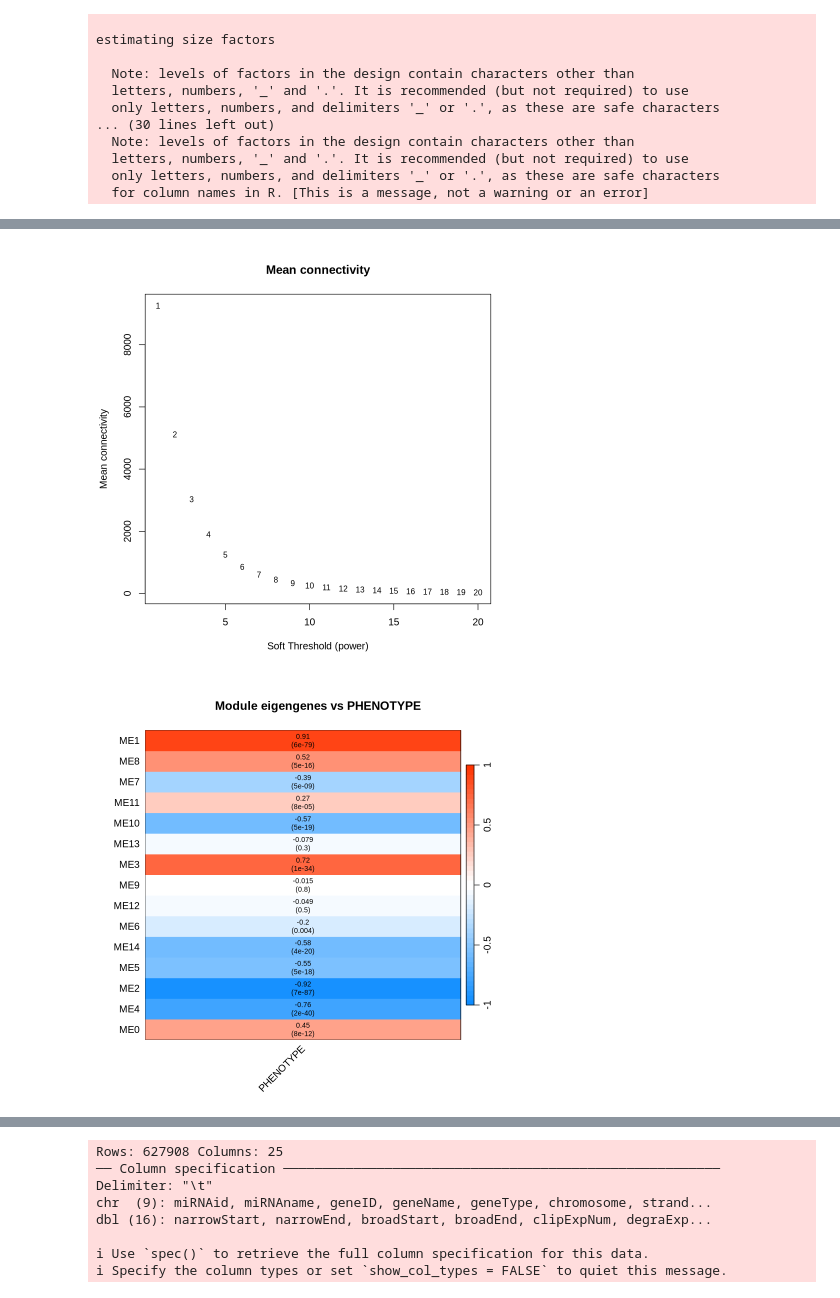
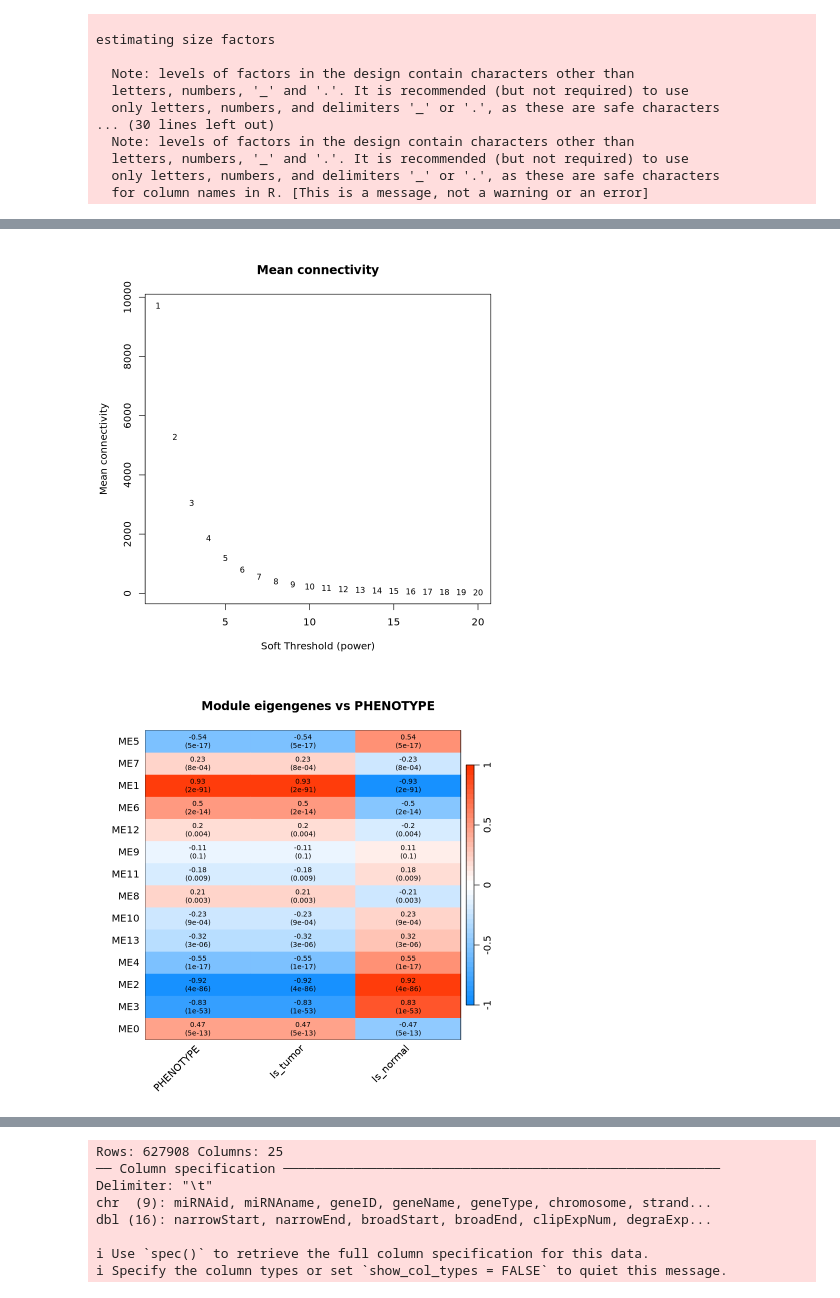
Before and after one commit to sbustamante21/crc_weighted_network, a Jupyter notebook: taiwanese_constructions.ipynb, the cells around one changed output, grey strips where cells are left out. Saved outputs shown, nothing was run; the diff lists cells and outputs as text; code cells hidden in the pictures.

```diff
--- a/taiwanese_constructions.ipynb
+++ b/taiwanese_constructions.ipynb
@@ -188,5 +171,5 @@ ggplot(pca_df_mirna, aes(PC1, PC2,
 # %%
-rna_network_dir <- "../rna_pooled_tmm"
+rna_network_dir <- "../rna_pooled"
 # %%
 # Load the pre-computed WGCNA modules of RNA pooled
 sft <- readRDS(paste(rna_network_dir, "/softThreshold_sft.rds", sep=""))
@@ -210,7 +193,7 @@ plot(powers, meanK,
      type="n", main="Mean connectivity")
 text(powers, meanK, labels=powers, cex=0.8)
 # %% [output]
-[figure, old version]
+[figure, new version]
 # %%
 # Load
 MEs    <- readRDS(paste(rna_network_dir, "/MEs.rds", sep=""))
@@ -236,37 +219,41 @@ if (is.numeric(trait_pheno$PHENOTYPE)) {
     stop(paste0(
       "PHENOTYPE must have exactly 2 levels for this heatmap. Found: ",
       paste(sort(lev), collapse = ", ")
     ))
   }
   # Map alphabetically: first level -> 0, second -> 1 (change if you want Tumor=1)
-  lev <- sort(lev)
-  trait_pheno$PHENOTYPE <- ifelse(as.character(trait_pheno$PHENOTYPE) == lev[2], 1, 0)
+  lev <- sort(lev) # tumor must be 1 and normal must be 0
+  trait_pheno$PHENOTYPE <- ifelse(as.character(trait_pheno$PHENOTYPE) == lev[2], 1, 0) # THIS IF FOR TUMOR=1, NORMAL=0
 }
+
+# add new columns: Is_tumor and Is_normal
+trait_pheno$Is_tumor <- ifelse(trait_pheno$PHENOTYPE == 1, 1, 0)
+trait_pheno$Is_normal <- ifelse(trait_pheno$PHENOTYPE == 1, 0, 1)
 
 # Correlations + p-values
 MEtraitCor    <- cor(MEs, trait_pheno, use = "p")
 MEtraitPvalue <- corPvalueStudent(MEtraitCor, nSamples = nrow(MEs))
 
 # Text matrix
 textMatrix <- paste0(signif(MEtraitCor, 2), "\n(", signif(MEtraitPvalue, 1), ")")
 dim(textMatrix) <- dim(MEtraitCor)
 
 # Plot
 labeledHeatmap(
   Matrix = MEtraitCor,
-  xLabels = "PHENOTYPE",
+  xLabels = c("PHENOTYPE", "Is_tumor", "Is_normal"),
   yLabels = colnames(MEs),
   ySymbols = colnames(MEs),
   colorLabels = FALSE,
   colors = blueWhiteRed(50),
   textMatrix = textMatrix,
   setStdMargins = FALSE,
   cex.text = 0.7,
   zlim = c(-1, 1),
   main = "Module eigengenes vs PHENOTYPE"
 )
 # %% [output]
-[figure, old version]
+[figure, new version]
 # %%
 # print heatmap as only values
 rna_ME_traitcor <- MEtraitCor
```
Also changed, not shown: parts of 18 cells of this notebook, 4 other files.
